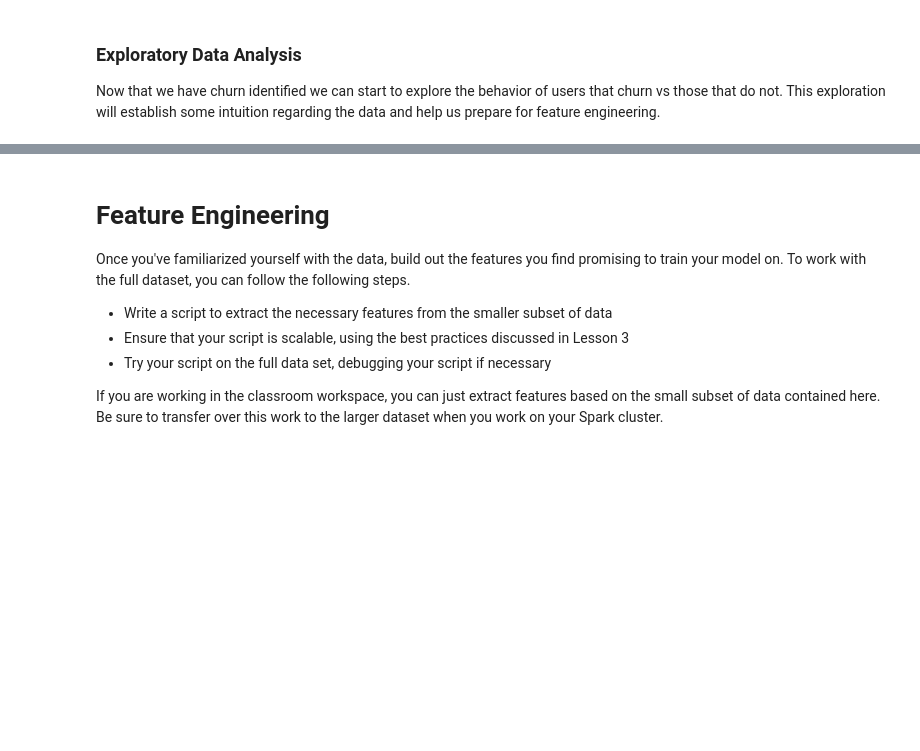
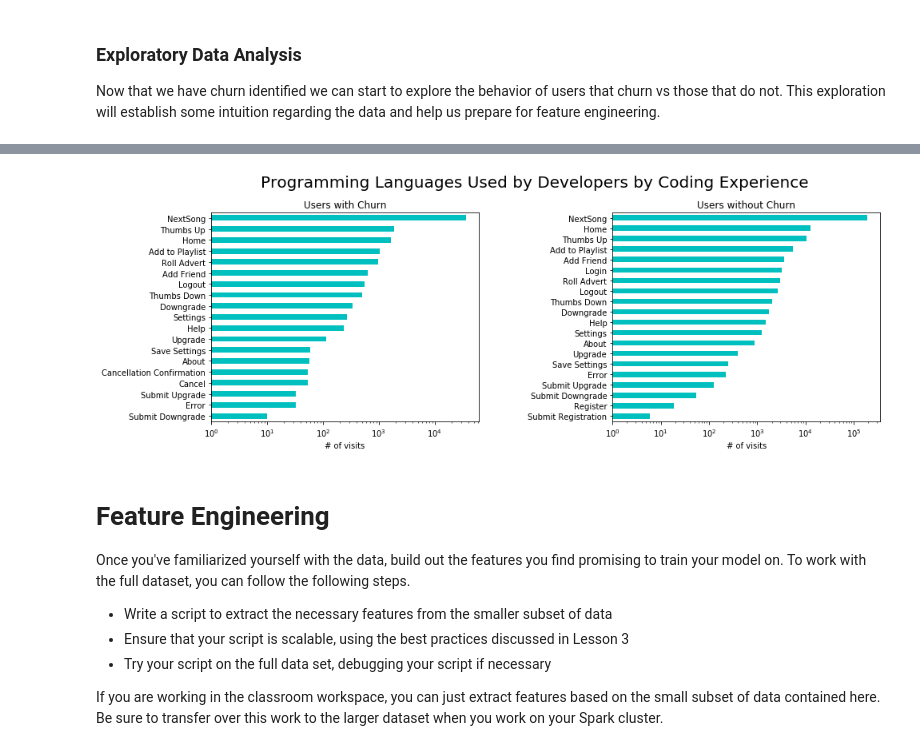
Before and after one commit to henzi23/Music_App_Churn_Prediction, a Jupyter notebook: Sparkify.ipynb, the cells around one changed output, grey strips where cells are left out. Saved outputs shown, nothing was run; the diff lists cells and outputs as text; code cells hidden in the pictures; blank space fills up the shorter version.

```diff
--- a/Sparkify.ipynb
+++ b/Sparkify.ipynb
@@ -351,0 +280,10 @@ df = df.withColumn("churn_id", Fsum("churn").over(windowval))
+# %%
+# frequency of page visits by churn
+
+page_visits_churn = df.filter(df.churn_user==1).groupBy('page') \
+    .agg(count('page').alias('visits'),countDistinct('userID').alias('users')) \
+    .orderBy('visits',ascending=True).toPandas()
+
+page_visits_nochurn = df.filter(df.churn_user==0).groupBy('page') \
+    .agg(count('page').alias('visits'),countDistinct('userID').alias('users')) \
+    .orderBy('visits',ascending=True).toPandas()
@@ -351,0 +299,20 @@ df = df.withColumn("churn_id", Fsum("churn").over(windowval))
+# %%
+fig, ax = plt.subplots(ncols=2, figsize=(15,5))
+
+fig.suptitle("Programming Languages Used by Developers by Coding Experience",size=20)
+fig.subplots_adjust(top=0.85)
+fig.subplots_adjust(wspace=0.5)
+
+
+page_visits_churn.plot.barh(x='page',y='visits',color='c',legend=False, ax=ax[0],log=True)
+ax[0].set_title('Users with Churn')
+ax[0].set_xlabel('# of visits')
+ax[0].set_ylabel('')
+
+
+page_visits_nochurn.plot.barh(x='page',y='visits',color='c',legend=False, ax=ax[1],log=True)
+ax[1].set_title('Users without Churn')
+ax[1].set_xlabel('# of visits')
+ax[1].set_ylabel('');
+# %% [output]
+[figure, added]
```
Also changed, not shown: parts of 31 cells of this notebook, 1 other file.
